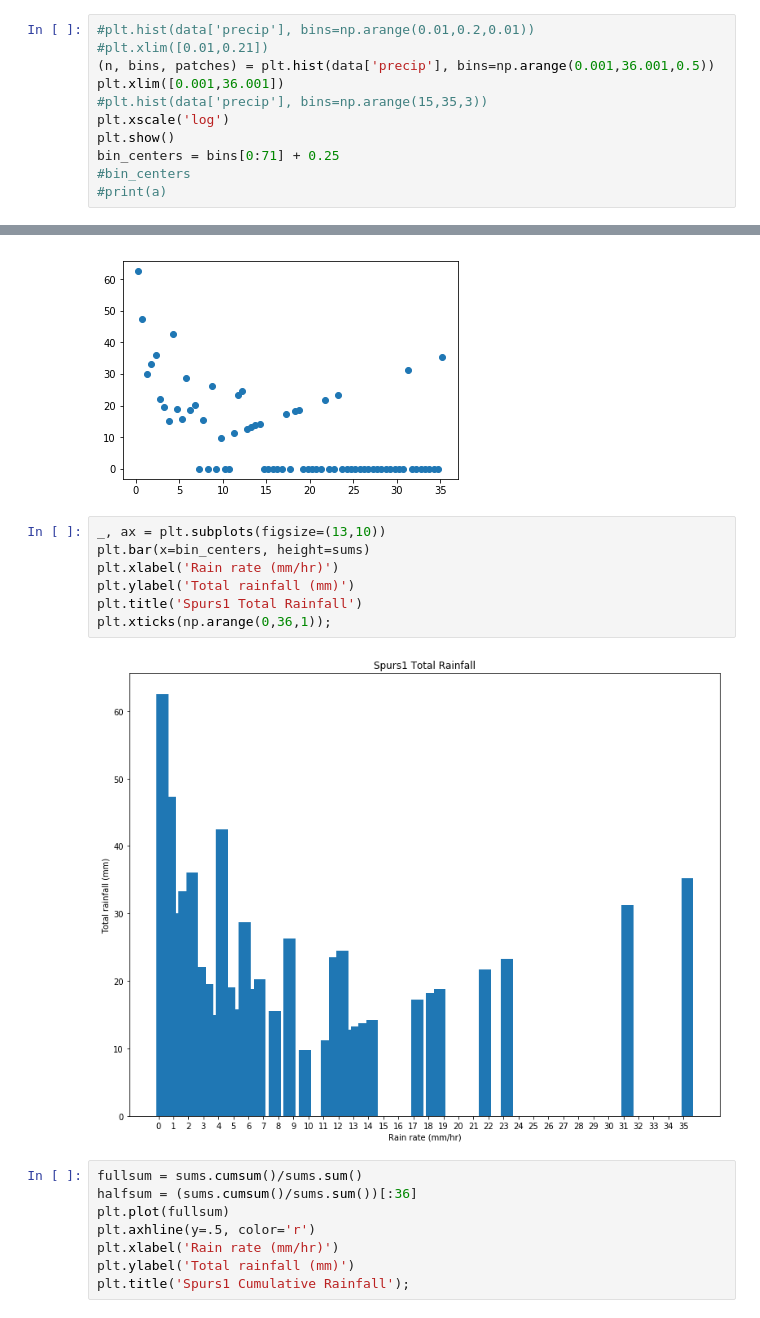
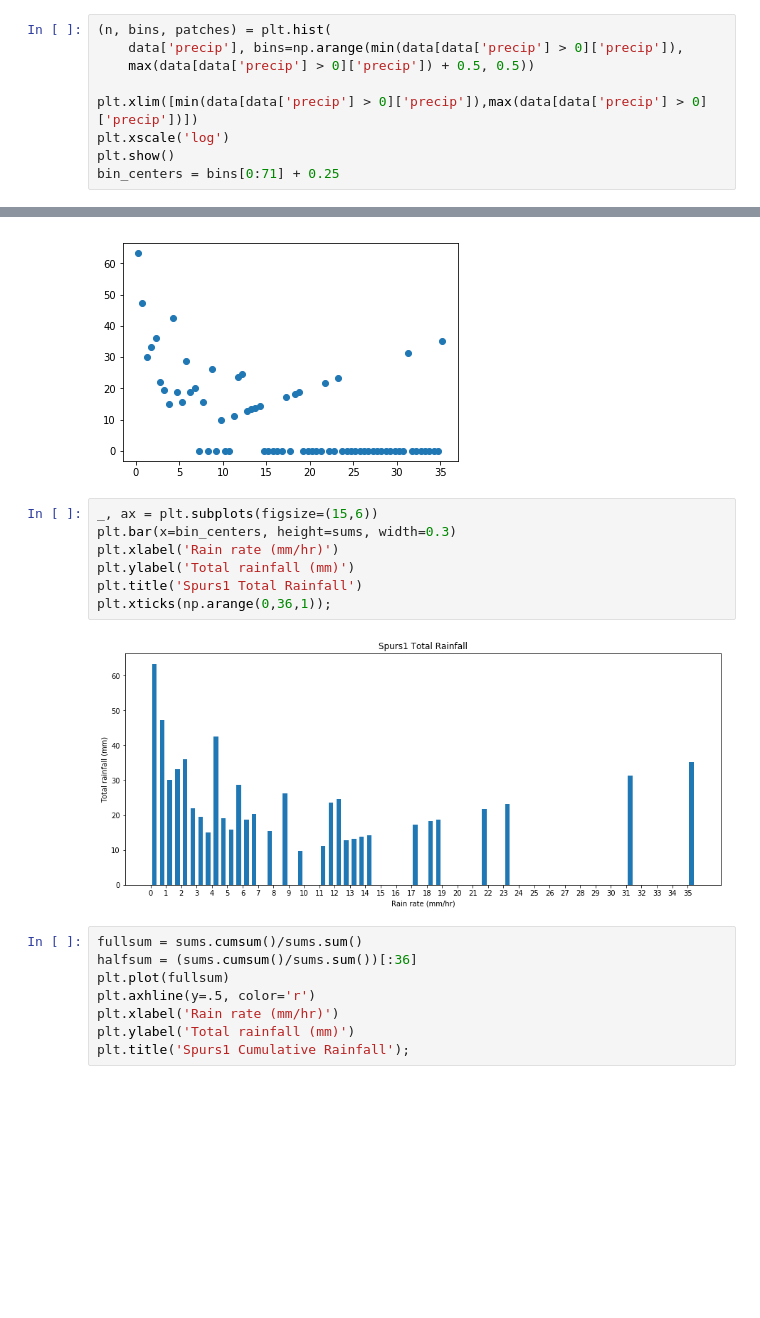
Before and after one commit to uncw-cubesat-lab/rain-class, a Jupyter notebook: Intuitive Look at Precipitation Measures.ipynb, the cells around one changed output, grey strips where cells are left out. Drawn from its saved outputs; the diff is of its cells as text; blank space fills up the shorter version.

Commit message:
Fixed histograms
changed some hard-coded values as well as the bar widths (fixed overlapping bar issues)

```diff
--- a/Intuitive Look at Precipitation Measures.ipynb
+++ b/Intuitive Look at Precipitation Measures.ipynb
@@ -60,14 +60,12 @@ other['precip'].sum()
 # %% [markdown]
 Very small amounts of rainfall account for about 43% of the data points we have, but only 2.3% of the rainfall.
 # %%
-#plt.hist(data['precip'], bins=np.arange(0.01,0.2,0.01))
-#plt.xlim([0.01,0.21])
-(n, bins, patches) = plt.hist(data['precip'], bins=np.arange(0.001,36.001,0.5))
-plt.xlim([0.001,36.001])
-#plt.hist(data['precip'], bins=np.arange(15,35,3))
+(n, bins, patches) = plt.hist(
+    data['precip'], bins=np.arange(min(data[data['precip'] > 0]['precip']),
+    max(data[data['precip'] > 0]['precip']) + 0.5, 0.5))
+
+plt.xlim([min(data[data['precip'] > 0]['precip']),max(data[data['precip'] > 0]['precip'])])
 plt.xscale('log')
 plt.show()
 bin_centers = bins[0:71] + 0.25
-#bin_centers
-#print(a)
 # %% [output]
@@ -105,14 +100,14 @@ plt.scatter(x=bin_centers, y=sums)
 <matplotlib.collections.PathCollection at 0x...>
 [figure]
 # %%
-_, ax = plt.subplots(figsize=(13,10))
-plt.bar(x=bin_centers, height=sums)
+_, ax = plt.subplots(figsize=(15,6))
+plt.bar(x=bin_centers, height=sums, width=0.3)
 plt.xlabel('Rain rate (mm/hr)')
 plt.ylabel('Total rainfall (mm)')
 plt.title('Spurs1 Total Rainfall')
 plt.xticks(np.arange(0,36,1));
 # %% [output]
-[figure, old version]
+[figure, new version]
 # %%
 fullsum = sums.cumsum()/sums.sum()
 halfsum = (sums.cumsum()/sums.sum())[:36]
```
Also changed, not shown: parts of 21 cells of this notebook.
